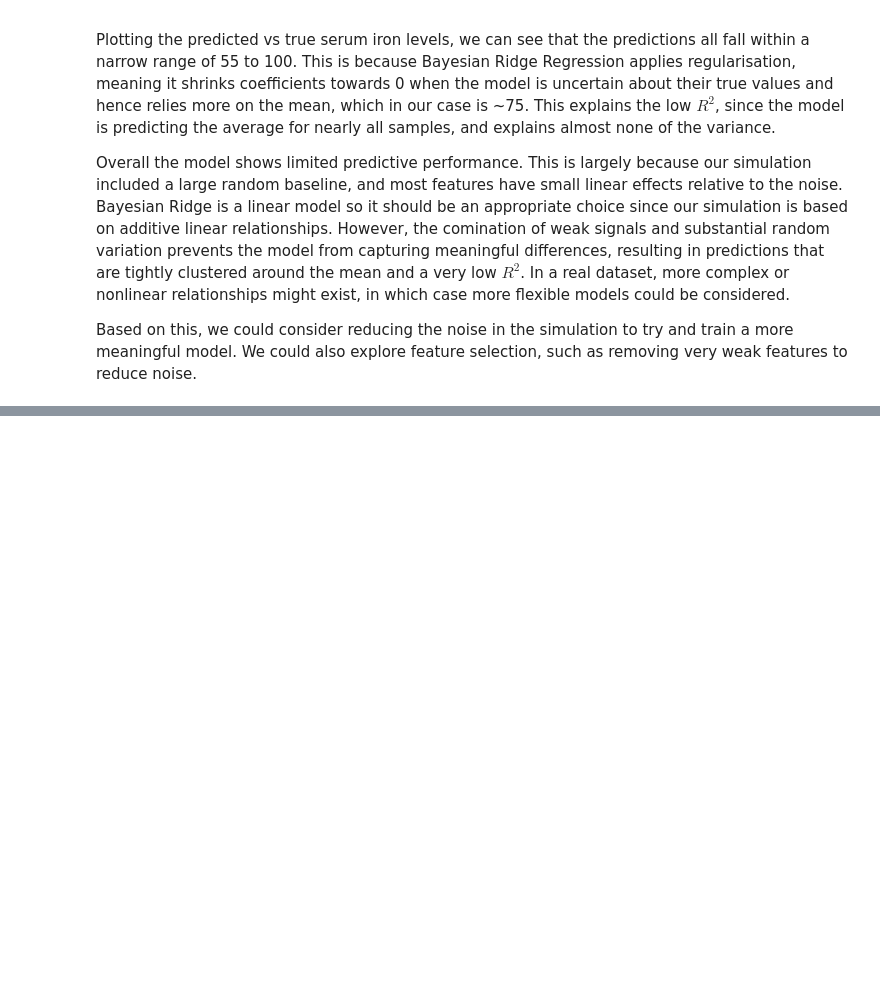
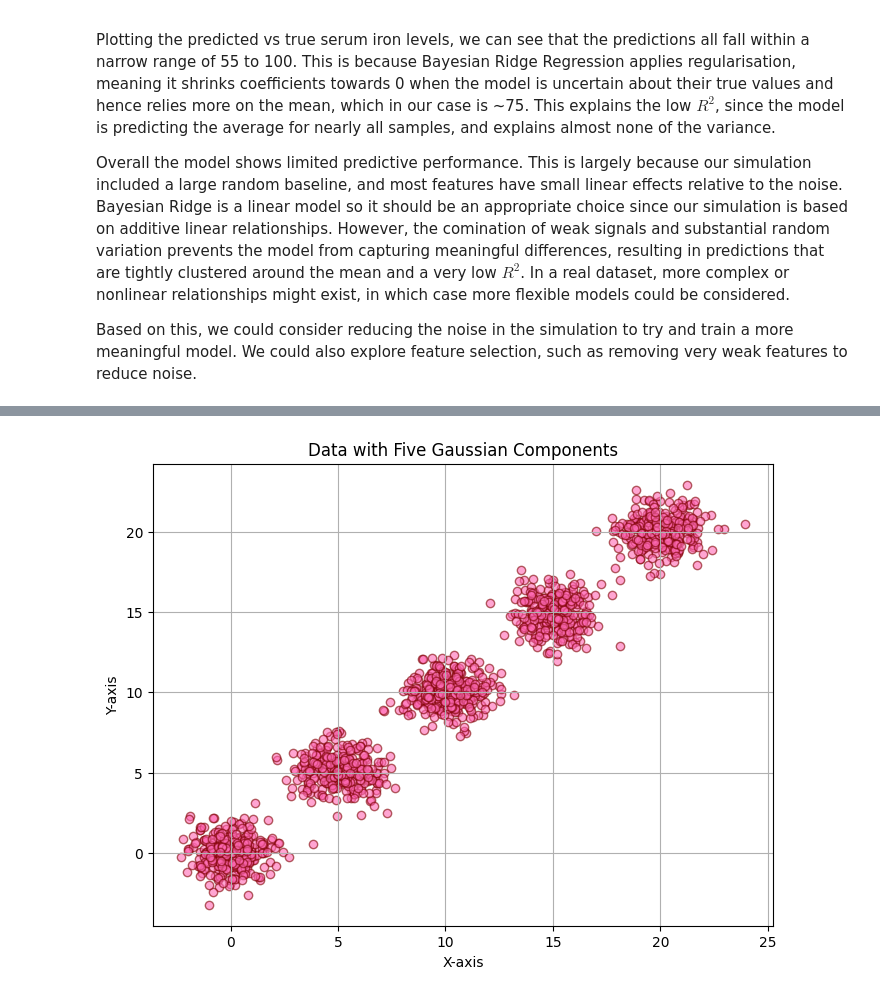
Before and after one commit to mariaponomarova/ML_project, a Jupyter notebook: gmm.ipynb, the cells around one changed output, grey strips where cells are left out. Cells and saved outputs as stored; diff of their text form; code cells hidden in the pictures; blank space fills up the shorter version.

```diff
--- a/gmm.ipynb
+++ b/gmm.ipynb
@@ -146,0 +135,28 @@ Based on this, we could consider reducing the noise in the simulation to try and
+# %%
+#### DATA GENERATION ####
+
+import numpy as np
+from sklearn.mixture import GaussianMixture
+
+# Generate synthetic data
+np.random.seed(42)
+
+component1 = np.random.normal(0, 1, (300, 2))
+component2 = np.random.normal(5, 1, (300, 2))
+component3 = np.random.normal(10, 1, (300, 2))
+component4 = np.random.normal(15, 1, (300, 2))
+component5 = np.random.normal(20, 1, (300, 2))
+
+# Combine all samples into a single dataset
+data = np.vstack([component1, component2, component3, component4, component5])
+
+# Plotting the data
+plt.figure(figsize=(8, 6))
+plt.scatter(data[:, 1], data[:, 0], alpha=0.6, edgecolor='maroon', color='hotpink')
+plt.title("Data with Five Gaussian Components")
+plt.xlabel("X-axis")
+plt.ylabel("Y-axis")
+plt.grid(True)
+plt.show()
+# %% [output]
+[figure, added]
```
Also changed, not shown: parts of 9 cells of this notebook.
